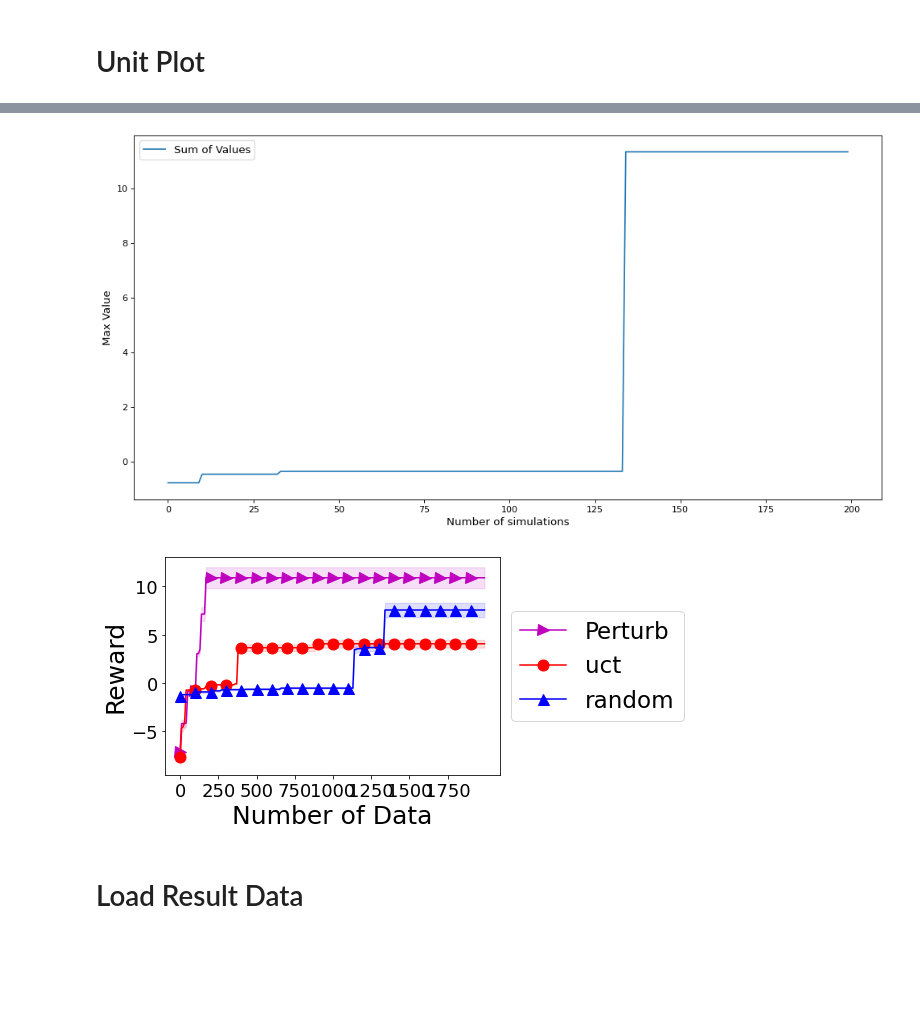
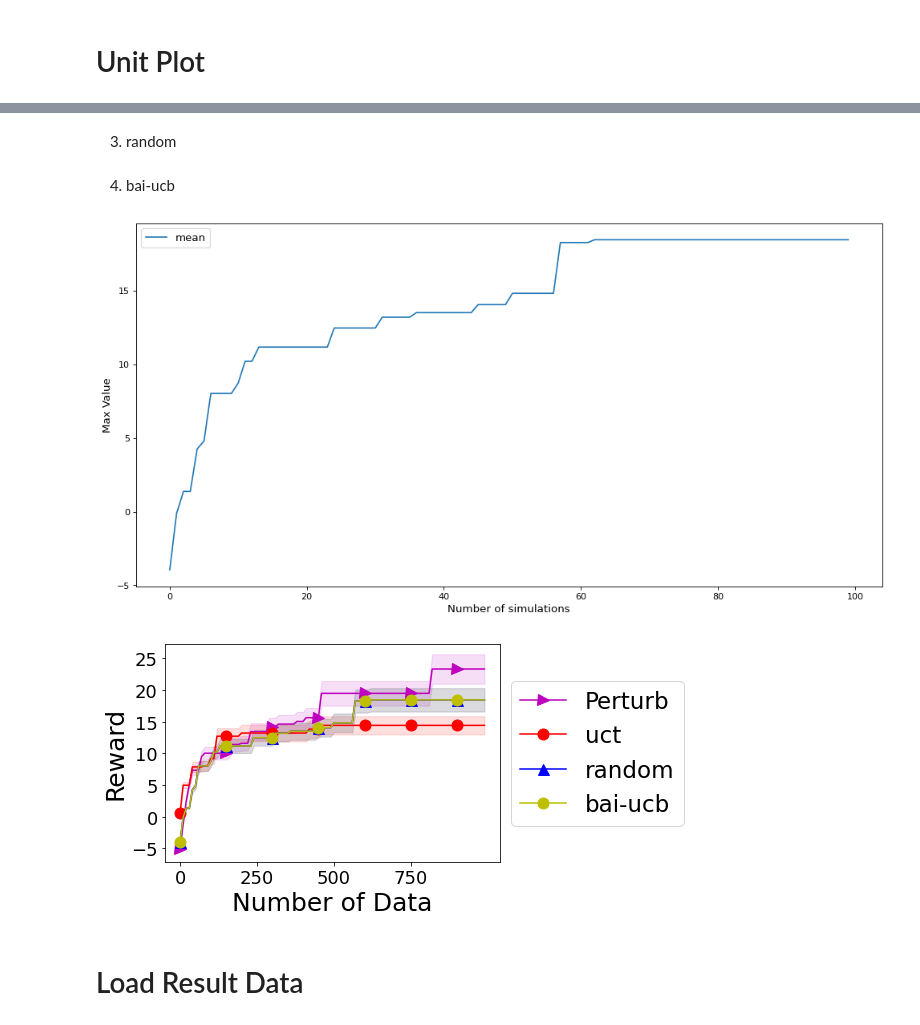
Before and after one commit to jdj2261/pytamp, a Jupyter notebook: results/benchmark1_result.ipynb, the cells around one changed output, grey strips where cells are left out. Cells and saved outputs as stored; diff of their text form; code cells hidden in the pictures; blank space fills up the shorter version.

```diff
--- a/results/benchmark1_result.ipynb
+++ b/results/benchmark1_result.ipynb
@@ -72,9 +75,12 @@ p_utils.plot_values(
+# %% [markdown]
+3. random
 # %%
 seed=3
-budgets = 200
+budgets = 100
 end_num = 0
 algo = "random"
 filename = f'benchmark1_result/benchmark1_test_algo({algo})_budget({budgets})_seed({seed})_{end_num}.npy'
+
 random_final_level_1_values = []
 random_final_level_2_values = []
 random_final_pnp_all_joint_paths = []
@@ -85,22 +91,52 @@ with open(filename,'rb') as f:
     random_final_level_2_values.append(data_for_seed['level_2_values'])
     random_final_pnp_all_joint_paths.append(data_for_seed['pnp_all_joint_paths'])
 
-# mean_level_1_values = np.mean(final_level_1_values[0], axis=0)
 fig, ax = p_utils.init_2d_figure("test")
+mean_result = np.mean(random_final_level_1_values[0], axis=0)
 p_utils.plot_values(
     ax,
-    random_final_level_1_values[0][2],
-    label="Sum of Values",
+    mean_result,
+    label="mean",
     title="Benchamrk1_Level_1",
     save_dir_name='benchmark1_result',
     is_save=False)
-# %% [output]
-[figure, removed]
+# %% [markdown]
+4. bai-ucb
+# %%
+seed=1
+budgets = 100
+end_num = 0
+algo = "bai_ucb"
+filename = f'benchmark1_result/benchmark1_test_algo({algo})_budget({budgets})_seed({seed})_{end_num}.npy'
+
+random_final_level_1_values = []
+random_final_level_2_values = []
+random_final_pnp_all_joint_paths = []
+
+with open(filename,'rb') as f:
+    data_for_seed = np.load(f, allow_pickle=True)
+    random_final_level_1_values.append(data_for_seed['level_1_values'])
+    random_final_level_2_values.append(data_for_seed['level_2_values'])
+    random_final_pnp_all_joint_paths.append(data_for_seed['pnp_all_joint_paths'])
+
+fig, ax = p_utils.init_2d_figure("test")
+mean_result = np.mean(random_final_level_1_values[0], axis=0)
+p_utils.plot_values(
+    ax,
+    mean_result,
+    label="mean",
+    title="Benchamrk1_Level_1",
+    save_dir_name='benchmark1_result',
+    is_save=False)
+# %% [output]
+[figure, added]
 # %%
 x_list = 10*np.arange(len(perturb_final_level_1_values[0][0]))
 linearplot_with_confidence(x_list, perturb_final_level_1_values[0], "Perturb", ">", "m")
 linearplot_with_confidence(x_list, uct_final_level_1_values[0], "uct","o", "r")
 linearplot_with_confidence(x_list, random_final_level_1_values[0], "random","^", "b")
+linearplot_with_confidence(x_list, random_final_level_1_values[0], "bai-ucb","o", "y")
+# plt.xlim([np.min(x_list),np.max(x_list)])
 plt.xlabel("Number of Data",fontsize=25)
 plt.ylabel("Reward",fontsize=25)
 
@@ -109,7 +145,7 @@ plt.yticks(fontsize=18)
 plt.legend(loc='center left', bbox_to_anchor=(1, 0.5), prop={'size' : 23})
 plt.show()
 # %% [output]
-[figure, old version]
+[figure, new version]
 # %% [markdown]
 # Load Result Data
 # %%
```
Also changed, not shown: parts of 8 cells of this notebook, 11 other files.
